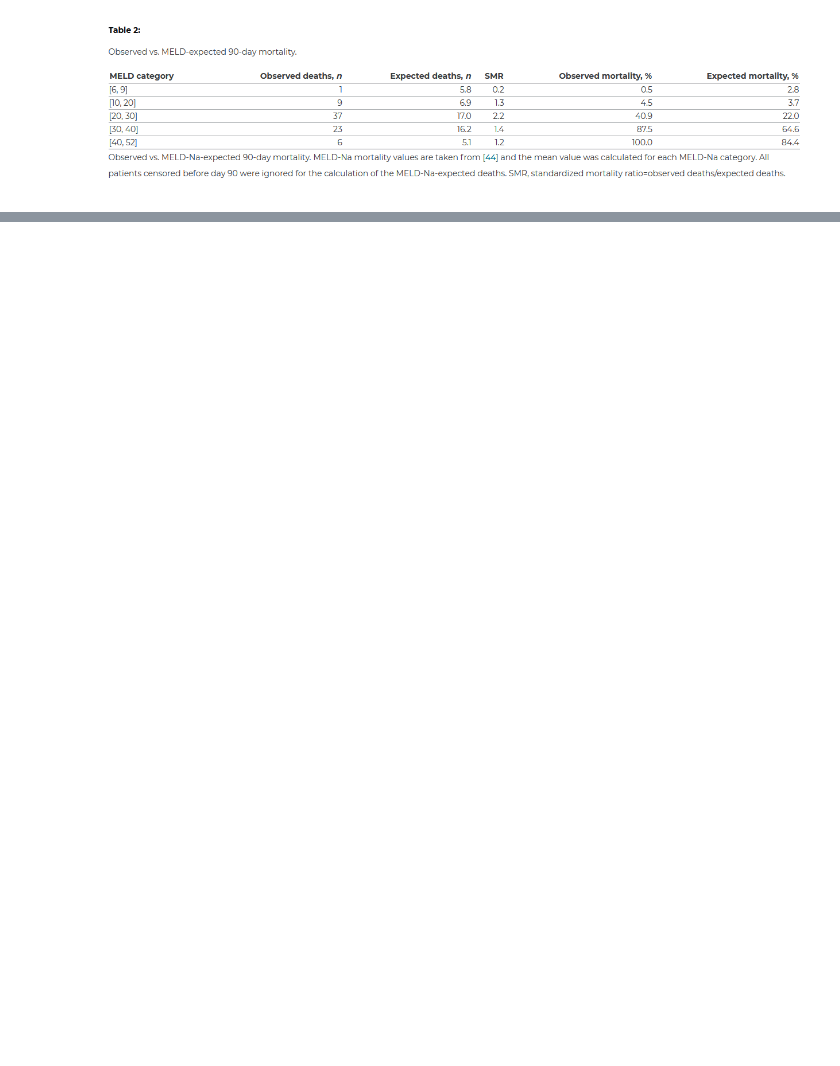
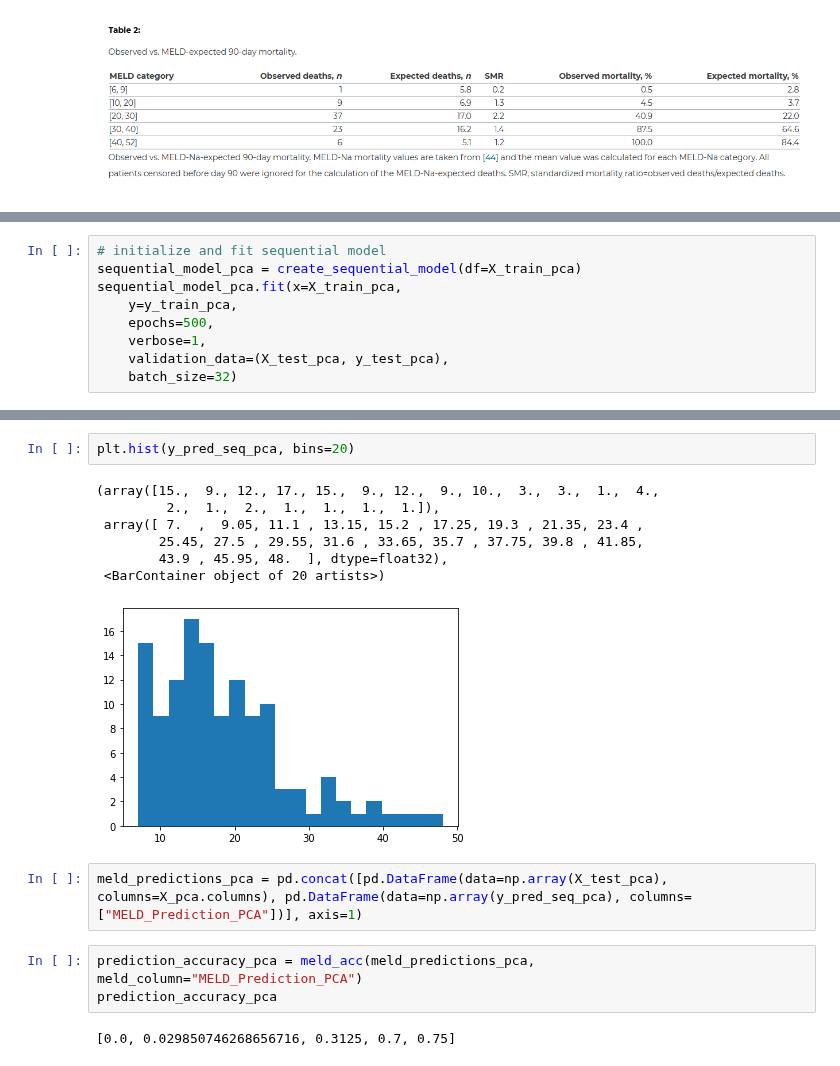
Before and after one commit to wisniemj/CS8321, a Jupyter notebook: finalPaper/finalPaper.ipynb, the cells around one changed output, grey strips where cells are left out. Drawn from its saved outputs; the diff is of its cells as text; blank space fills up the shorter version.

```diff
--- a/finalPaper/finalPaper.ipynb
+++ b/finalPaper/finalPaper.ipynb
@@ -312,0 +413,9 @@ plt.hist(meld_pred, bins=20)
+# %%
+# initialize and fit sequential model
+sequential_model_pca = create_sequential_model(df=X_train_pca)
+sequential_model_pca.fit(x=X_train_pca,
+    y=y_train_pca,
+    epochs=500,
+    verbose=1,
+    validation_data=(X_test_pca, y_test_pca),
+    batch_size=32)
@@ -312,0 +458,17 @@ plt.hist(meld_pred, bins=20)
+# %%
+plt.hist(y_pred_seq_pca, bins=20)
+# %% [output]
+(array([15.,  9., 12., 17., 15.,  9., 12.,  9., 10.,  3.,  3.,  1.,  4.,
+         2.,  1.,  2.,  1.,  1.,  1.,  1.]),
+ array([ 7.  ,  9.05, 11.1 , 13.15, 15.2 , 17.25, 19.3 , 21.35, 23.4 ,
+        25.45, 27.5 , 29.55, 31.6 , 33.65, 35.7 , 37.75, 39.8 , 41.85,
+        43.9 , 45.95, 48.  ], dtype=float32),
+ <BarContainer object of 20 artists>)
+[figure, added]
+# %%
+meld_predictions_pca = pd.concat([pd.DataFrame(data=np.array(X_test_pca), columns=X_pca.columns), pd.DataFrame(data=np.array(y_pred_seq_pca), columns=["MELD_Prediction_PCA"])], axis=1)
+# %%
+prediction_accuracy_pca = meld_acc(meld_predictions_pca, meld_column="MELD_Prediction_PCA")
+prediction_accuracy_pca
+# %% [output]
+[0.0, 0.029850746268656716, 0.3125, 0.7, 0.75]
```
Also changed, not shown: parts of 34 cells of this notebook.
